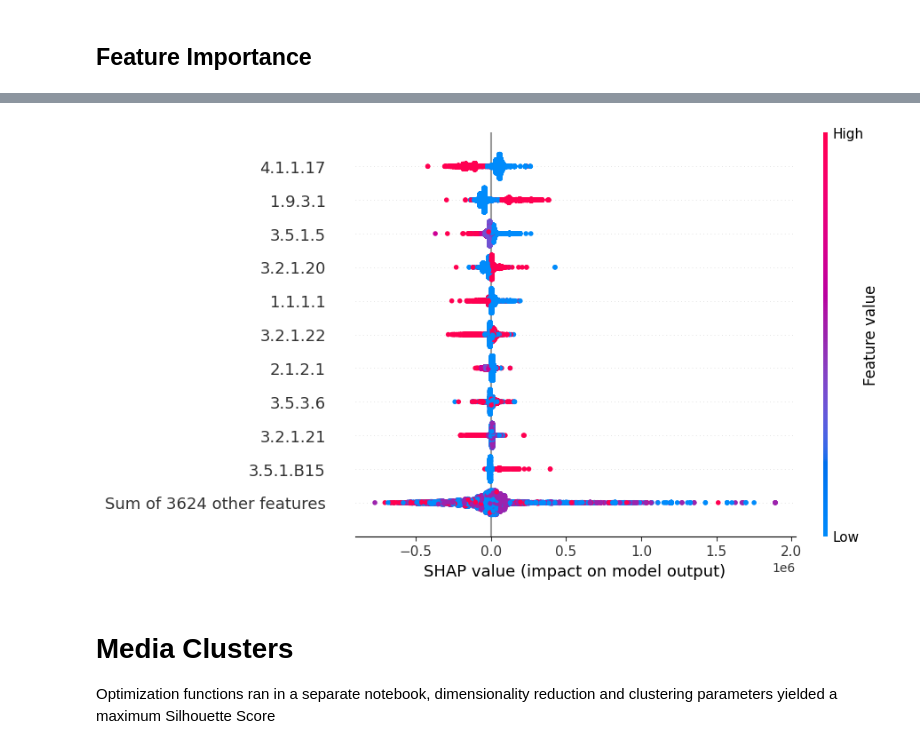
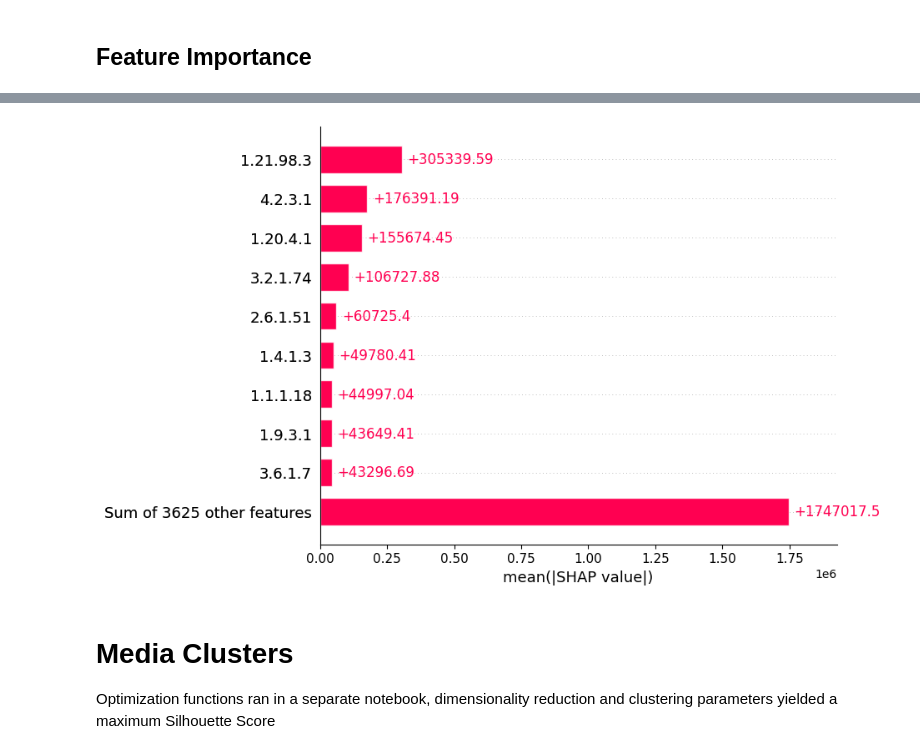
Before and after one commit to giovannellilab/media-prediction, a Jupyter notebook: notebooks/04-Model-Eval.ipynb, the cells around one changed output, grey strips where cells are left out. Cells and saved outputs as stored; diff of their text form; code cells hidden in the pictures.

```diff
--- a/notebooks/04-Model-Eval.ipynb
+++ b/notebooks/04-Model-Eval.ipynb
@@ -443,22 +443,27 @@ merged
 # %%
 import xgboost
 import shap
 
 XG_train = df_train.drop(["taxon_id", "media_id"], axis=1)
 yG_train = df_train["taxon_id"]
 
+df_test = df[bins]
+XG_test = df_test.drop(["taxon_id", "media_id"], axis=1)
+yG_test = df_test["taxon_id"]
+
 # train an XGBoost model
 model = xgboost.XGBRegressor().fit(XG_train, yG_train)
 
 # explain the model's predictions using SHAP
 explainer = shap.Explainer(model)
-shap_values = explainer(XG_train)
+shap_values = explainer(XG_test)
 
 shap.plots.initjs()
-shap.plots.beeswarm(shap_values, max_display=11)
+#shap.plots.beeswarm(shap_values, max_display=11)
+shap.plots.bar(shap_values)
 # %% [output]
 [interactive output not drawn]
-[figure, old version]
+[figure, new version]
 # %% [markdown]
 # Media Clusters
 
```
Also changed, not shown: parts of 1 cell of this notebook, 2 other files.
